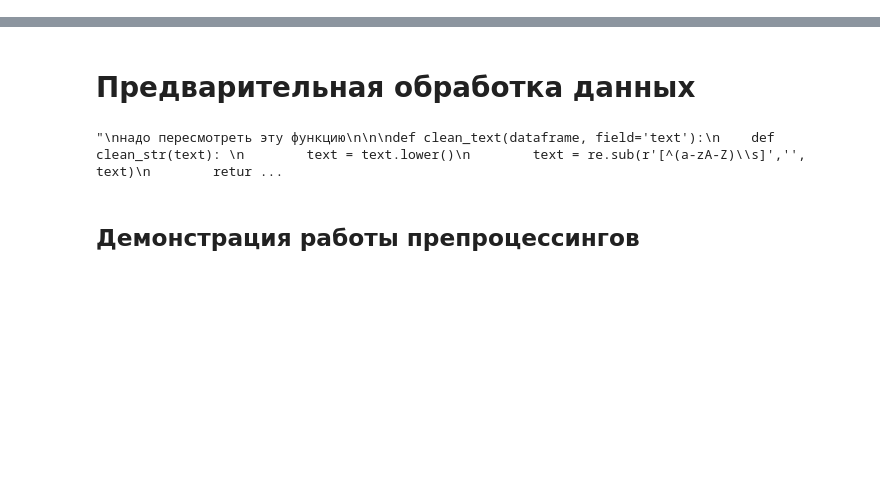
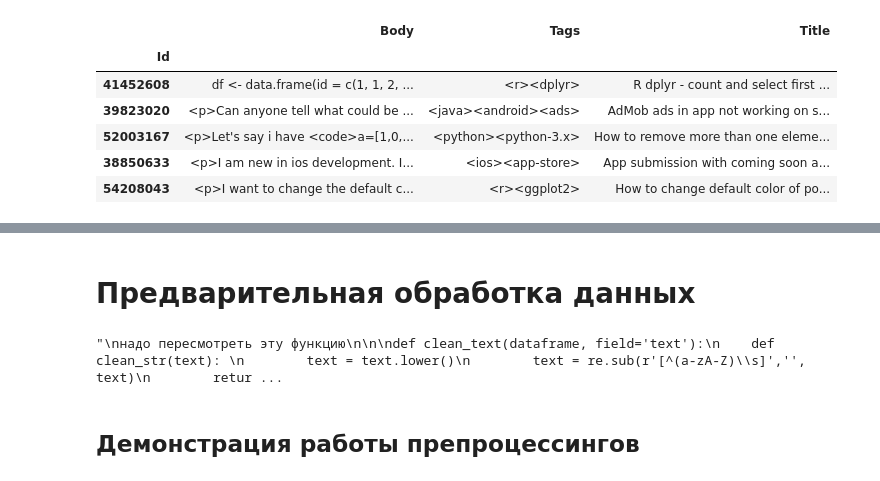
Before and after one commit to DaniilRoman/nlp_course, a Jupyter notebook: NLP_1.ipynb, the cells around one changed output, grey strips where cells are left out. Saved outputs shown, nothing was run; the diff lists cells and outputs as text; code cells hidden in the pictures; blank space fills up the shorter version.

```diff
--- a/NLP_1.ipynb
+++ b/NLP_1.ipynb
@@ -29,0 +84,10 @@ train.head()
+# %%
+train_data.head()
+# %% [output]
+|  | Body | Tags | Title |
+| Id |  |  |  |
+| 41452608 | df <- data.frame(id = c(1, 1, 2, ... | <r><dplyr> | R dplyr - count and select first ... |
+| 39823020 | <p>Can anyone tell what could be ... | <java><android><ads> | AdMob ads in app not working on s... |
+| 52003167 | <p>Let's say i have <code>a=[1,0,... | <python><python-3.x> | How to remove more than one eleme... |
+| 38850633 | <p>I am new in ios development. I... | <ios><app-store> | App submission with coming soon a... |
+| 54208043 | <p>I want to change the default c... | <r><ggplot2> | How to change default color of po... |
```
Also changed, not shown: parts of 35 cells of this notebook.
